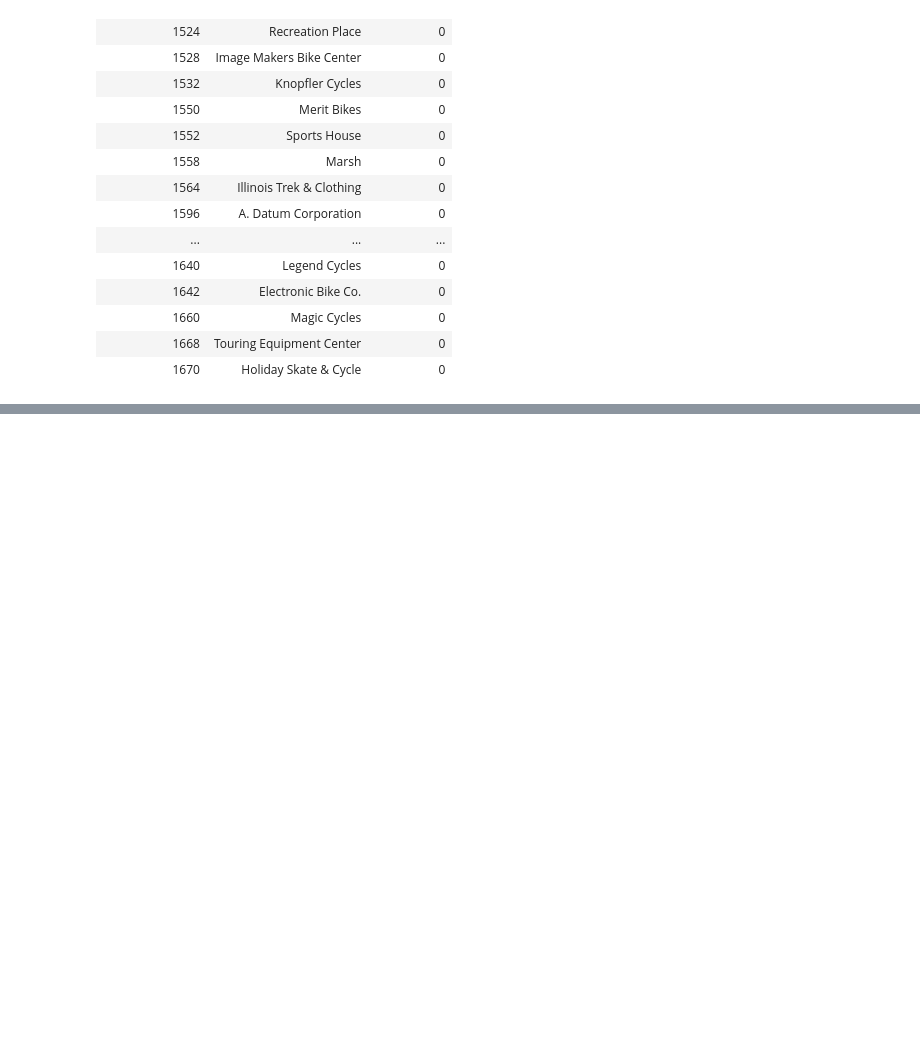
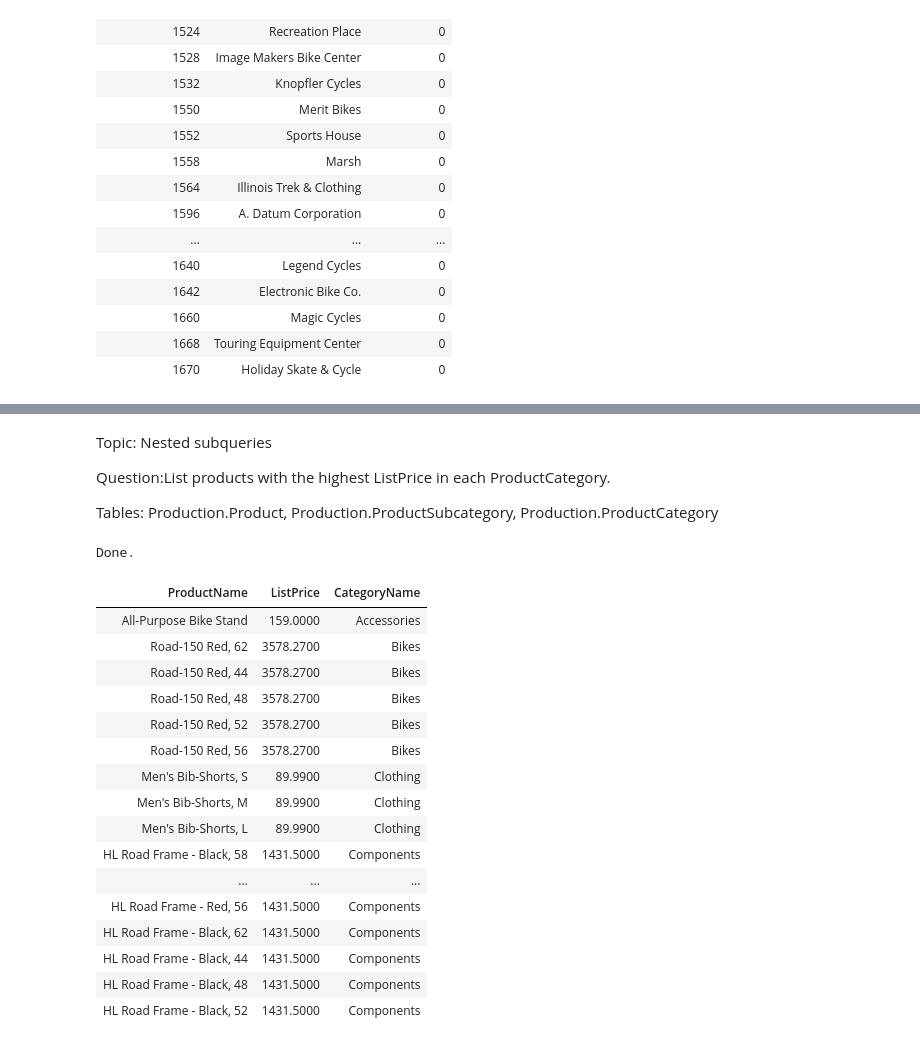
Before and after one commit to stephandoh/adventureworks2019-sql-tutorials, a Jupyter notebook: Subqueries.ipynb, the cells around one changed output, grey strips where cells are left out. Cells and saved outputs as stored; diff of their text form; code cells hidden in the pictures; blank space fills up the shorter version.

Commit message:
Subqueries

```diff
--- a/Subqueries.ipynb
+++ b/Subqueries.ipynb
@@ -307,0 +366,49 @@ Tables: Production.Product, Sales.SalesOrderDetail, Sales.SalesOrderHeader, Sale
+# %% [markdown]
+Topic: Nested subqueries
+
+Question:List products with the highest ListPrice in each ProductCategory.
+
+Tables: Production.Product, Production.ProductSubcategory, Production.ProductCategory
+# %%
+%%sql
+
+SELECT
+	P.[Name] ProductName,
+	P.[ListPrice],
+	PC.[Name] CategoryName
+FROM Production.Product P
+JOIN Production.ProductSubcategory PSC
+ON P.ProductSubcategoryID = PSC.ProductSubcategoryID
+JOIN Production.ProductCategory PC
+ON PSC.ProductCategoryID = PC.ProductCategoryID
+WHERE P.[ListPrice] =
+	(
+		SELECT
+			MAX(P2.[ListPrice])
+		FROM Production.Product P2
+		JOIN Production.ProductSubcategory PSC2
+		ON P2.ProductSubcategoryID = PSC2.ProductSubcategoryID
+		JOIN Production.ProductCategory PC2
+		ON PSC2.ProductCategoryID = PC2.ProductCategoryID
+		WHERE PC.[Name] = PC2.Name
+	)
+ORDER BY PC.[Name]
+# %% [output]
+Done.
+| ProductName | ListPrice | CategoryName |
+| All-Purpose Bike Stand | 159.0000 | Accessories |
+| Road-150 Red, 62 | 3578.2700 | Bikes |
+| Road-150 Red, 44 | 3578.2700 | Bikes |
+| Road-150 Red, 48 | 3578.2700 | Bikes |
+| Road-150 Red, 52 | 3578.2700 | Bikes |
+| Road-150 Red, 56 | 3578.2700 | Bikes |
+| Men's Bib-Shorts, S | 89.9900 | Clothing |
+| Men's Bib-Shorts, M | 89.9900 | Clothing |
+| Men's Bib-Shorts, L | 89.9900 | Clothing |
+| HL Road Frame - Black, 58 | 1431.5000 | Components |
+| ... | ... | ... |
+| HL Road Frame - Red, 56 | 1431.5000 | Components |
+| HL Road Frame - Black, 62 | 1431.5000 | Components |
+| HL Road Frame - Black, 44 | 1431.5000 | Components |
+| HL Road Frame - Black, 48 | 1431.5000 | Components |
+| HL Road Frame - Black, 52 | 1431.5000 | Components |
```
Also changed, not shown: parts of 12 cells of this notebook.
